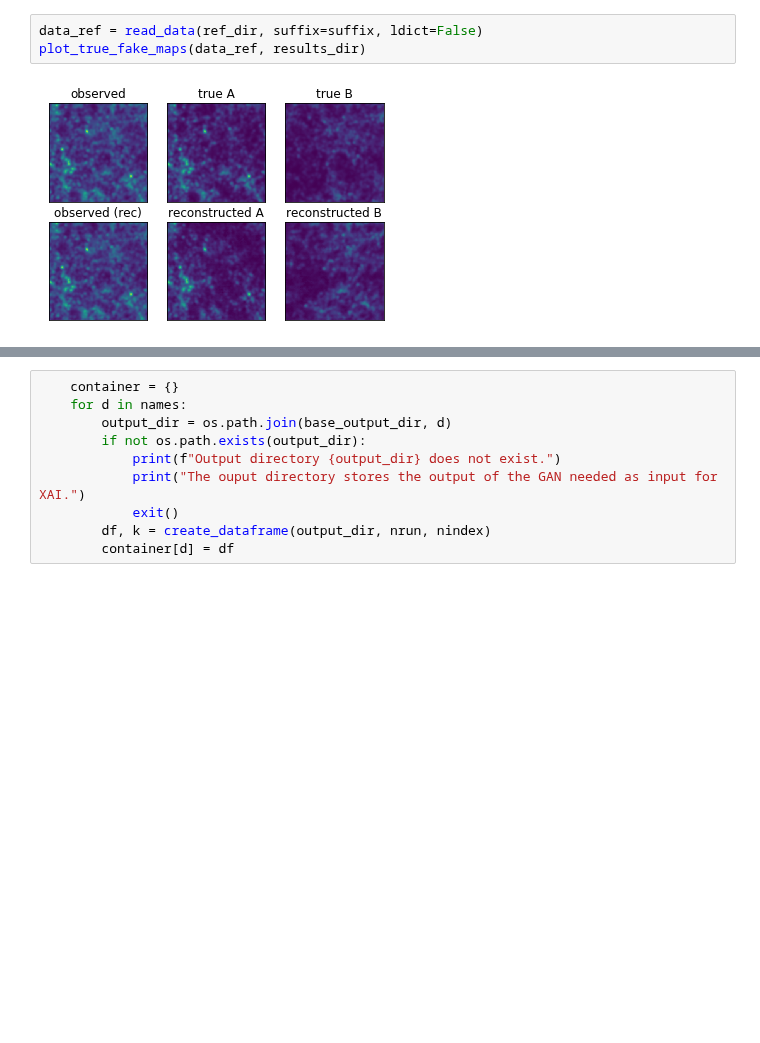
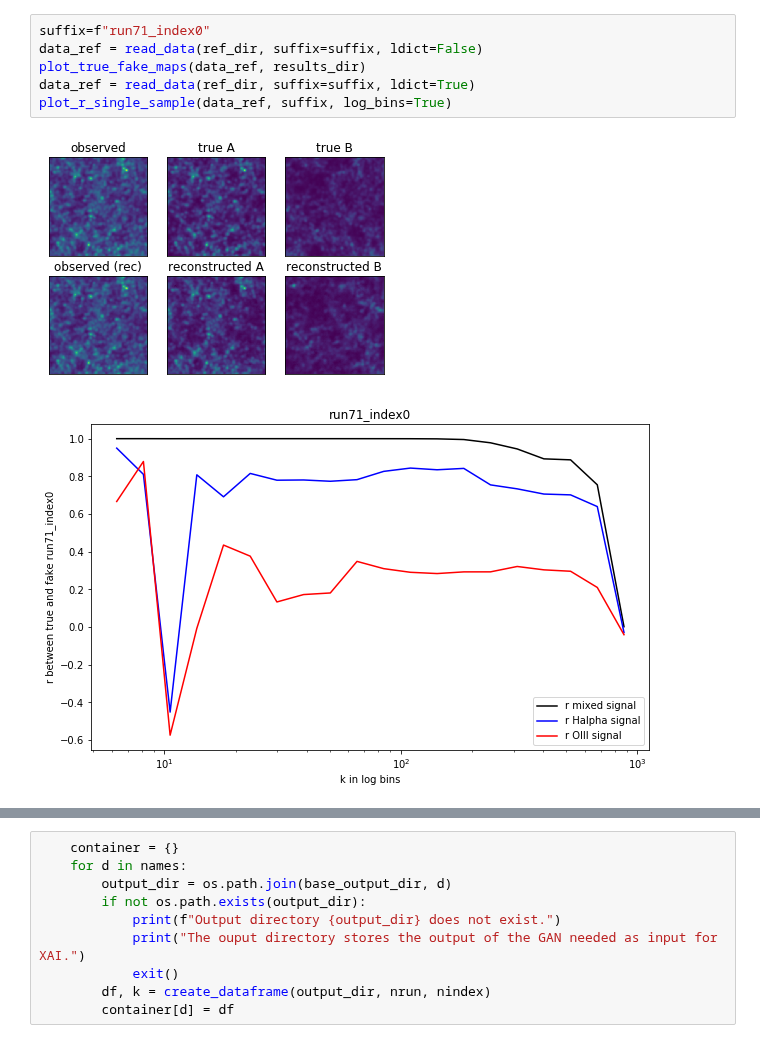
Before and after one commit to knmoriwaki/IM2IM, a Jupyter notebook: explain/my_xai_dataframe_development.ipynb, the cells around one changed output, grey strips where cells are left out. Saved outputs shown, nothing was run; the diff lists cells and outputs as text; blank space fills up the shorter version.

Commit message:
Modifications to the r vs. k plotting according to Kana's feedback

```diff
--- a/explain/my_xai_dataframe_development.ipynb
+++ b/explain/my_xai_dataframe_development.ipynb
@@ -51,8 +43,12 @@ Saved plot ../output/xai_results//comparison_of_reconstructed_oiii_signals.png
 # %%
+suffix=f"run71_index0"
 data_ref = read_data(ref_dir, suffix=suffix, ldict=False)
 plot_true_fake_maps(data_ref, results_dir)
+data_ref = read_data(ref_dir, suffix=suffix, ldict=True)
+plot_r_single_sample(data_ref, suffix, log_bins=True)
 # %% [output]
-[figure, old version]
+[figure, new version]
+[figure, added]
 # %%
 data_ha = read_data(ha_dir, xai_exp='ha', suffix=suffix, ldict=False)
 plot_true_fake_maps(data_ha, results_dir)
```
Also changed, not shown: parts of 13 cells of this notebook, 1 other file.
